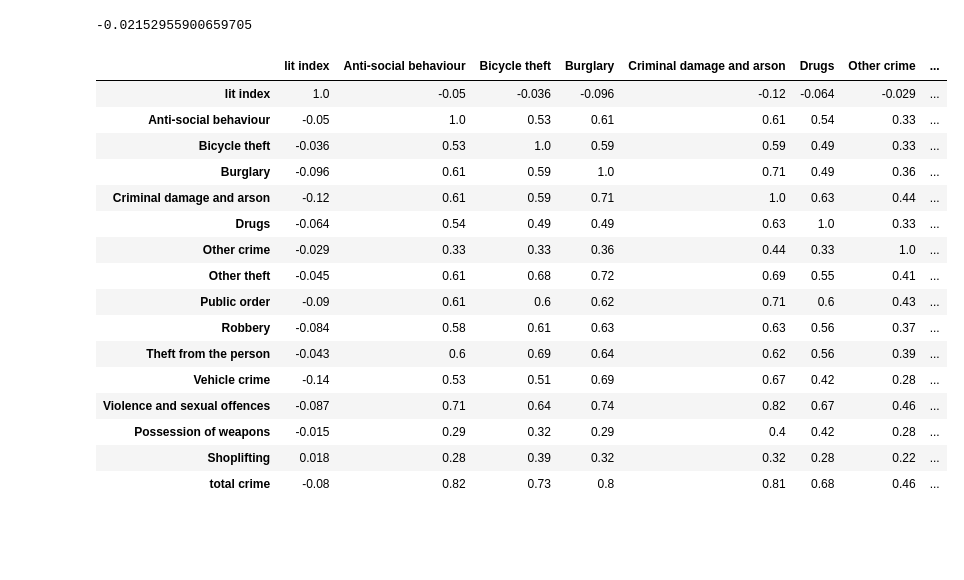
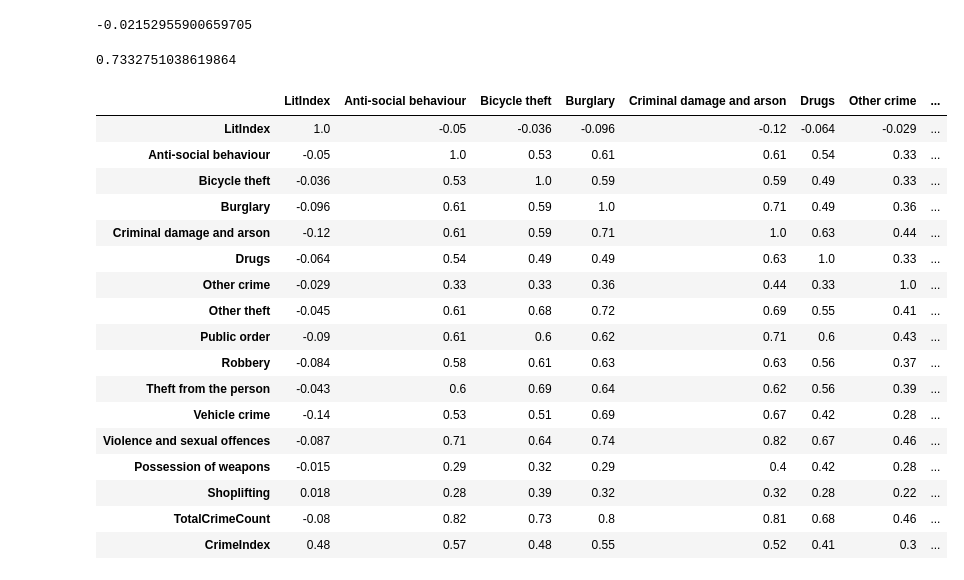
Before and after one commit to MisaOgura/light-my-way, a Jupyter notebook: camden_street_light_crime_correlation_analysis.ipynb, the cells around one changed output. Saved outputs shown, nothing was run; the diff lists cells and outputs as text; code cells hidden in the pictures; blank space fills up the shorter version.

Commit message:
Normalise total crime count with street area as well

```diff
--- a/camden_street_light_crime_correlation_analysis.ipynb
+++ b/camden_street_light_crime_correlation_analysis.ipynb
@@ -146,7 +180,7 @@ summary_df.head()
 crime_count_df = (crime_df
                   .groupby(['Ward Name', 'Street Name', 'Category'])
                   .size()
-                  .reset_index(name='count'))
+                  .reset_index(name='Count'))
 
 crime_count_df['Ward Name'] = crime_count_df['Ward Name'].str.lower()
 crime_count_df['Street Name'] = crime_count_df['Street Name'].str.lower()
@@ -163,16 +197,13 @@ crime_count_df.head()
 # Get a list of crime categories
 
 crime_categories = crime_count_df['Category'].unique()
-
-print('Crime categories')
-print(crime_categories)
 
 # Create empty columns for each category and total crime count
 
 for category in crime_categories:
     summary_df[category] = 0
 
-summary_df['total crime'] = 0
+summary_df['TotalCrimeCount'] = 0
 
 summary_df.head()
 # %% [output]
@@ -199,11 +225,11 @@ def add_crime_count(entry):
 
     if not matching_crime_df.empty:
         categories = matching_crime_df['Category']
-        total_counts = np.sum(matching_crime_df['count'])
-        entry['total crime'] = total_counts
+        total_counts = np.sum(matching_crime_df['Count'])
+        entry['TotalCrimeCount'] = total_counts
 
         for category in categories:
-            count = matching_crime_df[matching_crime_df['Category'] == category]['count'].iloc[0]
+            count = matching_crime_df[matching_crime_df['Category'] == category]['Count'].iloc[0]
             entry[category] = count
 
     return entry
@@ -219,3 +245,7 @@ summary_df.head()
 | 3 | belsize | belsize avenue | [(-0.16813, 51.550241), (-0.16679... | 1170.0 | 1573.712255 | 0.743465 | 15 | ... |
 | 4 | belsize | belsize grove | [(-0.16461800000000001, 51.548244... | 732.0 | 639.174952 | 1.145226 | 33 | ... |
 5 rows × 21 columns
+# %%
+summary_df['CrimeIndex'] = summary_df['TotalCrimeCount'] / summary_df['Area']
+
+summary_df
@@ -226,22 +275,28 @@ summary_df['lit index'].corr(summary_df['total crime'])
 # %% [output]
 -0.02152955900659705
+# %%
+# Correlation analysis of lit index vx crime index (both normalised by the area)
+
+summary_df['LitIndex'].corr(summary_df['CrimeIndex'])
+# %% [output]
+0.7332751038619864
 # %%
 # Pairwise correlation for a more fine grained analysis
 
 columns_to_drop = ['Ward Name',
                    'Street Name',
-                   'coordinates (long,lat)',
-                   'total wattage',
-                   'area']
+                   'Coordinates',
+                   'TotalWattage',
+                   'Area']
 
 (summary_df
  .drop(columns_to_drop, axis=1)
  .corr(method='spearman')
  .style.format("{:.2}")
  .background_gradient(cmap=plt.get_cmap('coolwarm'), axis=1))
 # %% [output]
-|  | lit index | Anti-social behaviour | Bicycle theft | Burglary | Criminal damage and arson | Drugs | Other crime | ... |
-| lit index | 1.0 | -0.05 | -0.036 | -0.096 | -0.12 | -0.064 | -0.029 | ... |
+|  | LitIndex | Anti-social behaviour | Bicycle theft | Burglary | Criminal damage and arson | Drugs | Other crime | ... |
+| LitIndex | 1.0 | -0.05 | -0.036 | -0.096 | -0.12 | -0.064 | -0.029 | ... |
 | Anti-social behaviour | -0.05 | 1.0 | 0.53 | 0.61 | 0.61 | 0.54 | 0.33 | ... |
 | Bicycle theft | -0.036 | 0.53 | 1.0 | 0.59 | 0.59 | 0.49 | 0.33 | ... |
 | Burglary | -0.096 | 0.61 | 0.59 | 1.0 | 0.71 | 0.49 | 0.36 | ... |
@@ -256,4 +311,5 @@ columns_to_drop = ['Ward Name',
 | Violence and sexual offences | -0.087 | 0.71 | 0.64 | 0.74 | 0.82 | 0.67 | 0.46 | ... |
 | Possession of weapons | -0.015 | 0.29 | 0.32 | 0.29 | 0.4 | 0.42 | 0.28 | ... |
 | Shoplifting | 0.018 | 0.28 | 0.39 | 0.32 | 0.32 | 0.28 | 0.22 | ... |
-| total crime | -0.08 | 0.82 | 0.73 | 0.8 | 0.81 | 0.68 | 0.46 | ... |
+| TotalCrimeCount | -0.08 | 0.82 | 0.73 | 0.8 | 0.81 | 0.68 | 0.46 | ... |
+| CrimeIndex | 0.48 | 0.57 | 0.48 | 0.55 | 0.52 | 0.41 | 0.3 | ... |
```
Also changed, not shown: parts of 9 cells of this notebook.
